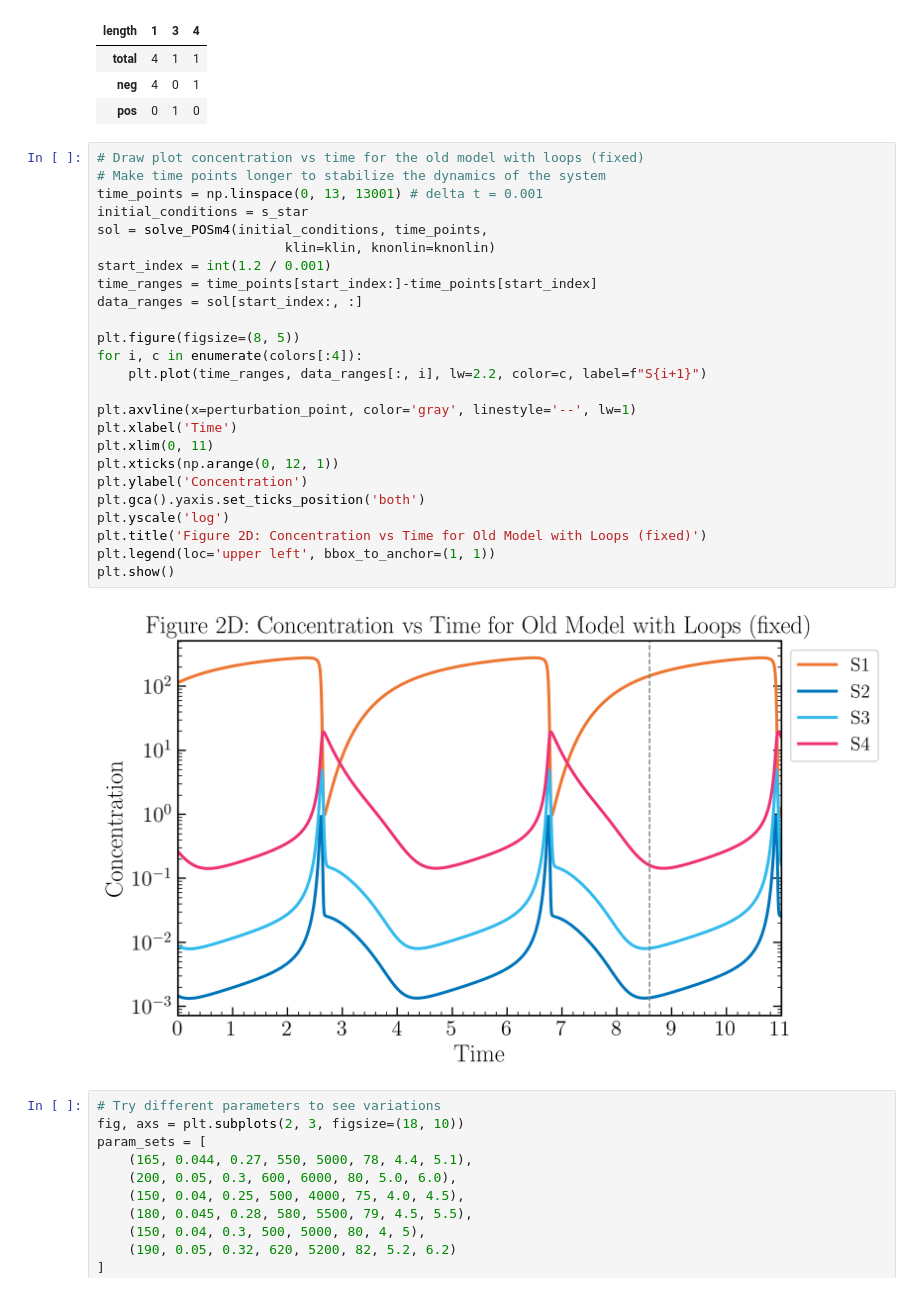
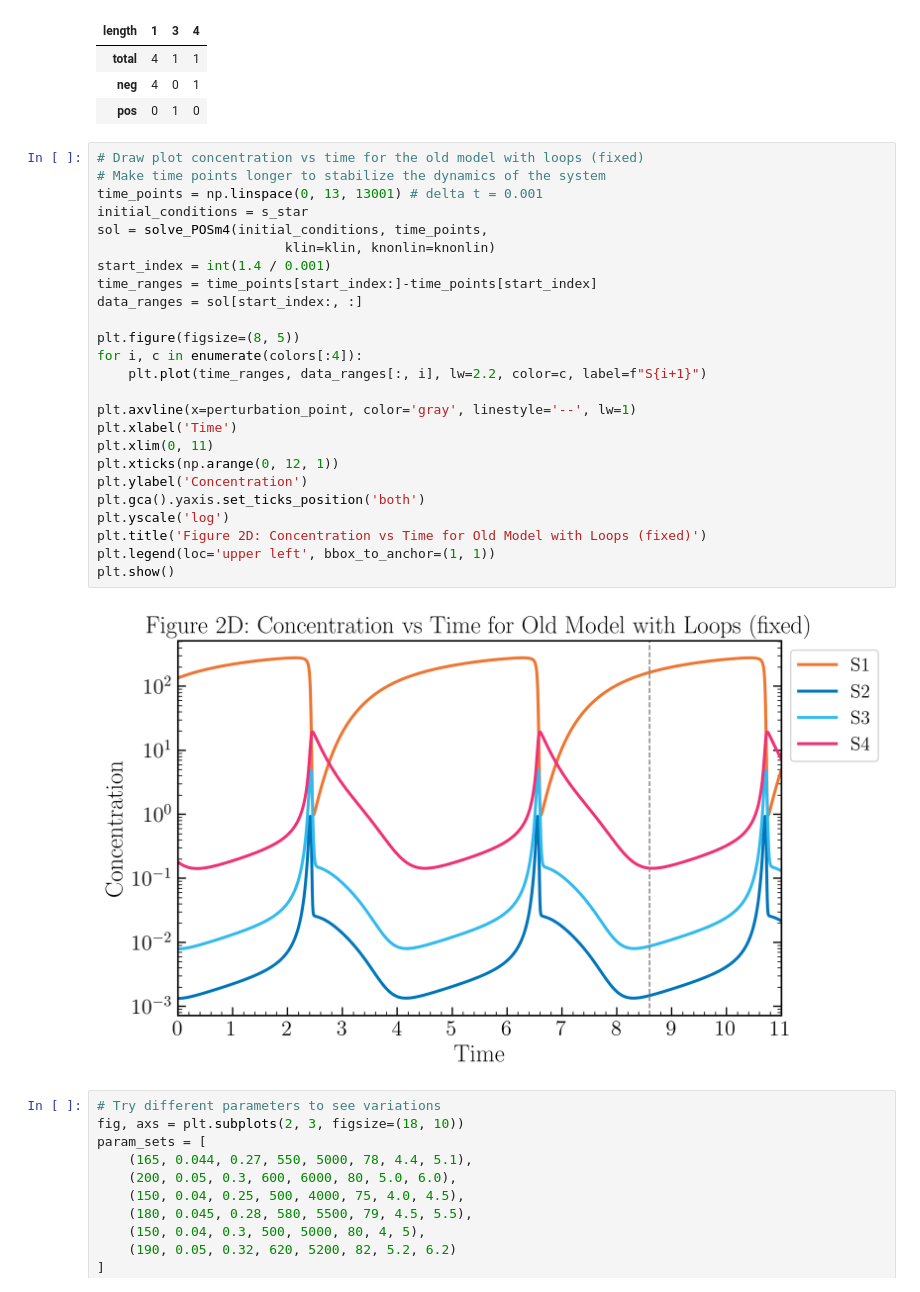
Before and after one commit to DILiS-lab/loopdetect, a Jupyter notebook: examples/model_1_POSm4.ipynb, the cells around one changed output. Saved outputs shown, nothing was run; the diff lists cells and outputs as text.

```diff
--- a/examples/model_1_POSm4.ipynb
+++ b/examples/model_1_POSm4.ipynb
@@ -110,30 +110,30 @@ ld.loop_summary(loop_list)
 # %%
 # Draw plot concentration vs time for the old model with loops (fixed)
 # Make time points longer to stabilize the dynamics of the system
 time_points = np.linspace(0, 13, 13001) # delta t = 0.001
 initial_conditions = s_star
 sol = solve_POSm4(initial_conditions, time_points,
                         klin=klin, knonlin=knonlin)
-start_index = int(1.2 / 0.001)
+start_index = int(1.4 / 0.001)
 time_ranges = time_points[start_index:]-time_points[start_index]
 data_ranges = sol[start_index:, :]
 
 plt.figure(figsize=(8, 5))
 for i, c in enumerate(colors[:4]):
     plt.plot(time_ranges, data_ranges[:, i], lw=2.2, color=c, label=f"S{i+1}")
 
 plt.axvline(x=perturbation_point, color='gray', linestyle='--', lw=1)
 plt.xlabel('Time')
 plt.xlim(0, 11)
 plt.xticks(np.arange(0, 12, 1))
 plt.ylabel('Concentration')
 plt.gca().yaxis.set_ticks_position('both')
 plt.yscale('log')
 plt.title('Figure 2D: Concentration vs Time for Old Model with Loops (fixed)')
 plt.legend(loc='upper left', bbox_to_anchor=(1, 1))
 plt.show()
 # %% [output]
-[figure, old version]
+[figure, new version]
 # %%
 # Try different parameters to see variations
 fig, axs = plt.subplots(2, 3, figsize=(18, 10))
```
Also changed, not shown: parts of 3 cells of this notebook, 1 other file.
